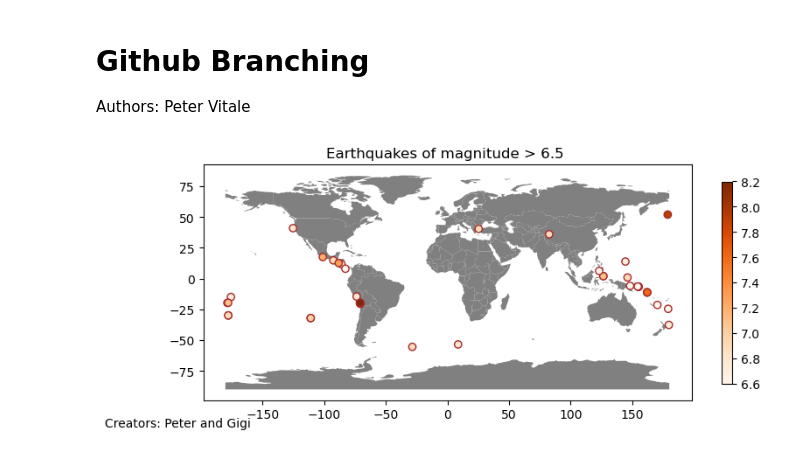
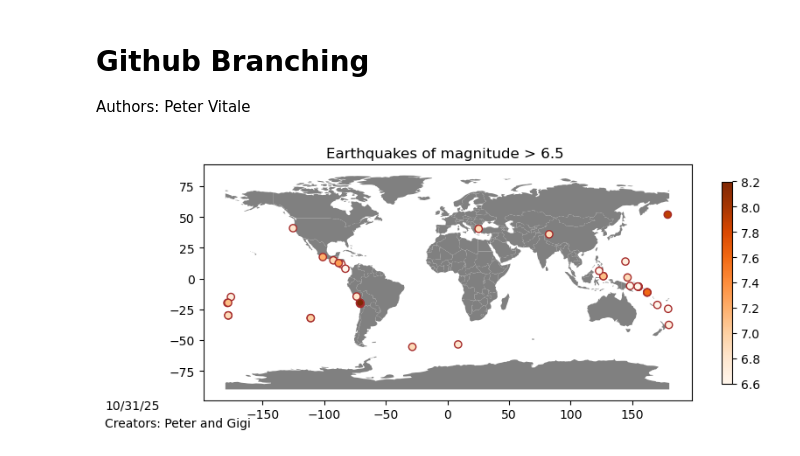
Before and after one commit to petervitale910/earthquake_branching, a Jupyter notebook: section-5-earthquakes.ipynb, the cells around one changed output. Cells and saved outputs as stored; diff of their text form; code cells hidden in the pictures.

```diff
--- a/section-5-earthquakes.ipynb
+++ b/section-5-earthquakes.ipynb
@@ -19,23 +19,24 @@ earthquakes_geo = earthquakes_geo[earthquakes_geo['mag'] > 6.5]
 # %%
 fig, ax = plt.subplots(figsize = (9,10))
 
 countries.plot(
 ax = ax,
 color = 'grey',
 edgecolor = 'none')
 
 earthquakes_geo.plot(
 ax=ax,
 column = 'mag',
 legend = True,
 cmap = 'Oranges',
 edgecolor = 'brown',
 legend_kwds = {'shrink':.3})
 
 plt.figtext(0, 0.33, 'Creators: Peter and Gigi')
+plt.figtext(0,0.35, '10/31/25')
 
 
 ax.set_title('Earthquakes of magnitude > 6.5 ')
 plt.show()
 # %% [output]
-[figure, old version]
+[figure, new version]
```
